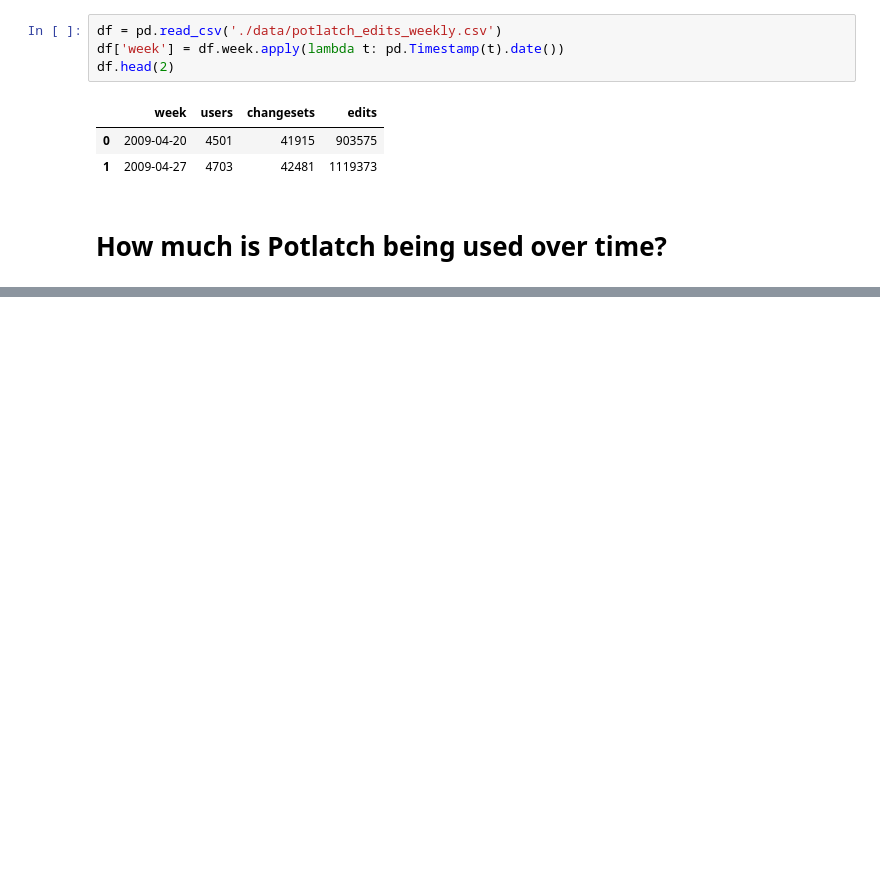
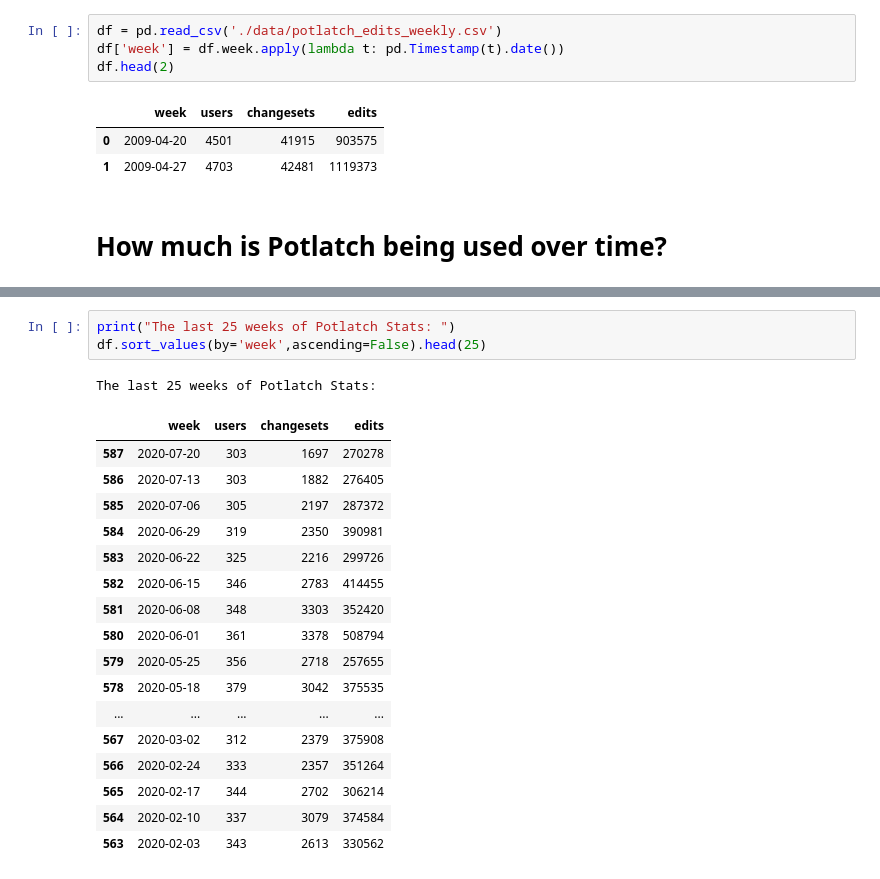
Before and after one commit to jenningsanderson/various-osm, a Jupyter notebook: Potlatch.ipynb, the cells around one changed output, grey strips where cells are left out. Drawn from its saved outputs; the diff is of its cells as text; blank space fills up the shorter version.

```diff
--- a/How much is Potlatch used?.ipynb
+++ b/Potlatch.ipynb
@@ -47,3 +47,25 @@ ax2.legend(['Edits to OSM'], loc='upper right')
 # %% [output]
 <matplotlib.legend.Legend at 0x...>
 [figure]
+# %%
+print("The last 25 weeks of Potlatch Stats: ")
+df.sort_values(by='week',ascending=False).head(25)
+# %% [output]
+The last 25 weeks of Potlatch Stats:
+|  | week | users | changesets | edits |
+| 587 | 2020-07-20 | 303 | 1697 | 270278 |
+| 586 | 2020-07-13 | 303 | 1882 | 276405 |
+| 585 | 2020-07-06 | 305 | 2197 | 287372 |
+| 584 | 2020-06-29 | 319 | 2350 | 390981 |
+| 583 | 2020-06-22 | 325 | 2216 | 299726 |
+| 582 | 2020-06-15 | 346 | 2783 | 414455 |
+| 581 | 2020-06-08 | 348 | 3303 | 352420 |
+| 580 | 2020-06-01 | 361 | 3378 | 508794 |
+| 579 | 2020-05-25 | 356 | 2718 | 257655 |
+| 578 | 2020-05-18 | 379 | 3042 | 375535 |
+| ... | ... | ... | ... | ... |
+| 567 | 2020-03-02 | 312 | 2379 | 375908 |
+| 566 | 2020-02-24 | 333 | 2357 | 351264 |
+| 565 | 2020-02-17 | 344 | 2702 | 306214 |
+| 564 | 2020-02-10 | 337 | 3079 | 374584 |
+| 563 | 2020-02-03 | 343 | 2613 | 330562 |
```
Also changed, not shown: parts of 1 cell of this notebook.
